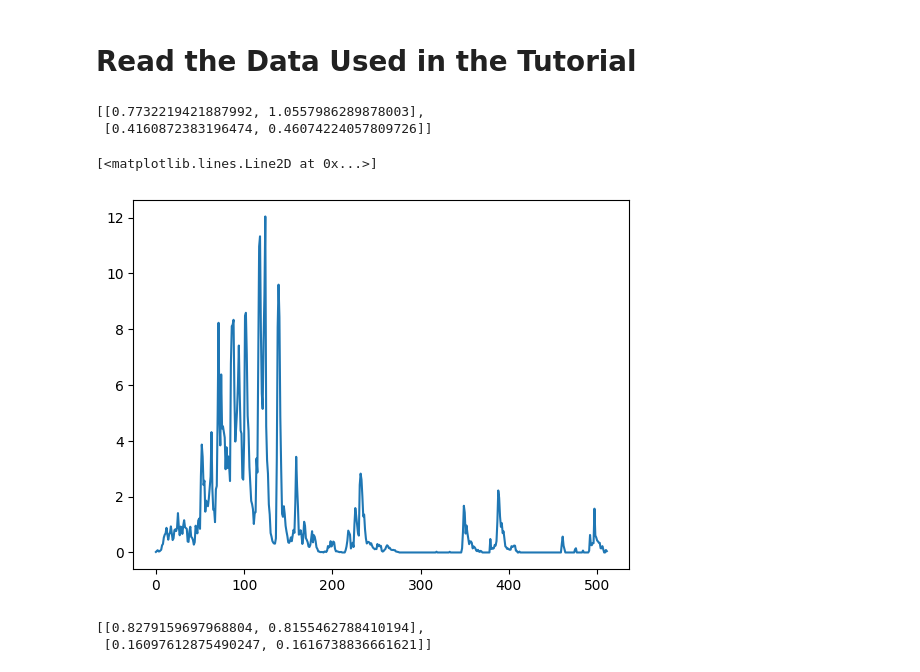
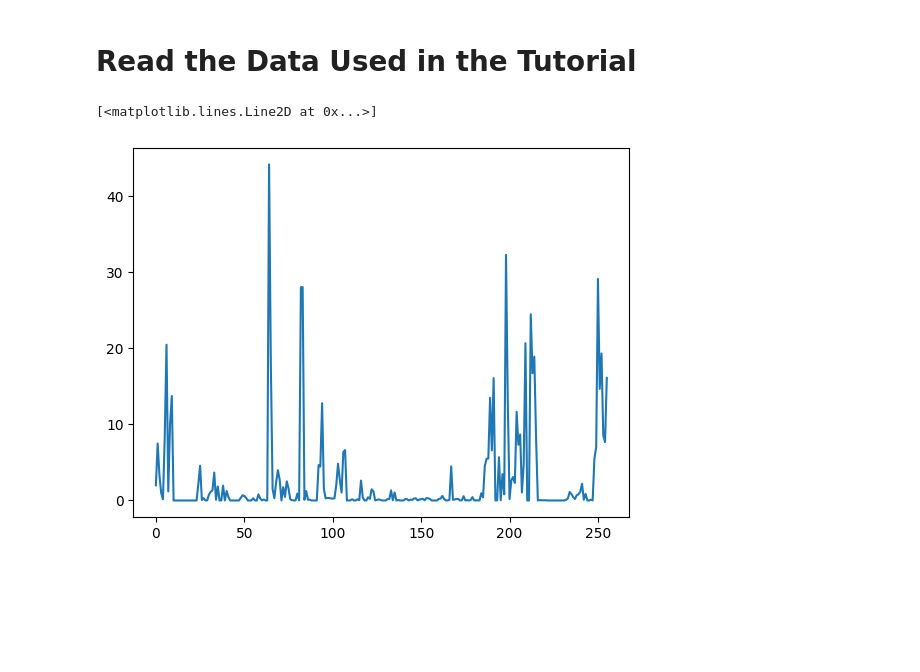
Before and after one commit to marcinmss/rain_analysis_toolbox, a Jupyter notebook: notebooks/test_multy_fractals/test07 copy 3.ipynb, the cells around one changed output. Drawn from its saved outputs; the diff is of its cells as text; code cells hidden in the pictures; blank space fills up the shorter version.

```diff
--- a/notebooks/test_multy_fractals/test07 copy 3.ipynb
+++ b/notebooks/test_multy_fractals/test07 copy 3.ipynb
@@ -11,15 +9,11 @@ pars_obj = pars_read_from_pickle("/home/debian-mmss/stage_project/data/saved_eve
 # %% [markdown]
 # Read the Data Used in the Tutorial
 # %%
-q = 1.5
 n = 8
 alpha = 0.9
 c1 = 0.48
 data = discreat_um_sym(n, alpha, c1)
-tm_alpha, tm_c1 = get_um_params_tm(data)
-q = 1.1
-dtm_alpha, dtm_c1 = get_alpha_c1_from_dtm(data,q)
-[[tm_alpha, dtm_alpha], [tm_c1, dtm_c1]]
+plt.plot(data)
 # %% [output]
-[[0.7732219421887992, 1.0557986289878003],
- [0.4160872383196474, 0.46074224057809726]]
+[<matplotlib.lines.Line2D at 0x...>]
+[figure, added]
@@ -37,15 +19,0 @@ else:
-# %%
-data = slice_power_of_2(pars_obj.rain_rate)
-data = np.nan_to_num(data)
-data = data / np.nanmean(data)
-plt.plot(data)
-# %% [output]
-[<matplotlib.lines.Line2D at 0x...>]
-[figure, removed]
-# %%
-tm_alpha, tm_c1 = get_um_params_tm(data)
-dtm_alpha, dtm_c1 = get_alpha_c1_from_dtm(data,q)
-[[tm_alpha, dtm_alpha], [tm_c1, dtm_c1]]
-# %% [output]
-[[0.8279159697968804, 0.8155462788410194],
- [0.16097612875490247, 0.1616738836661621]]
```
Also changed, not shown: parts of 10 cells of this notebook, 3 other files.
